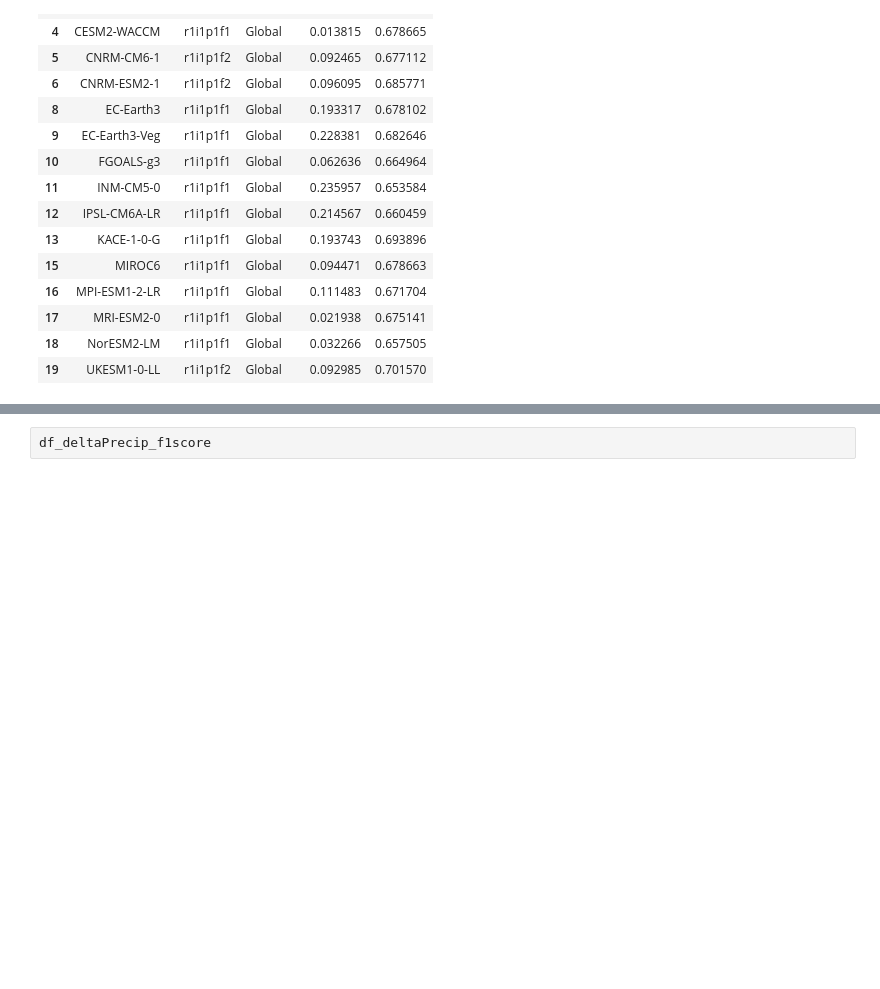
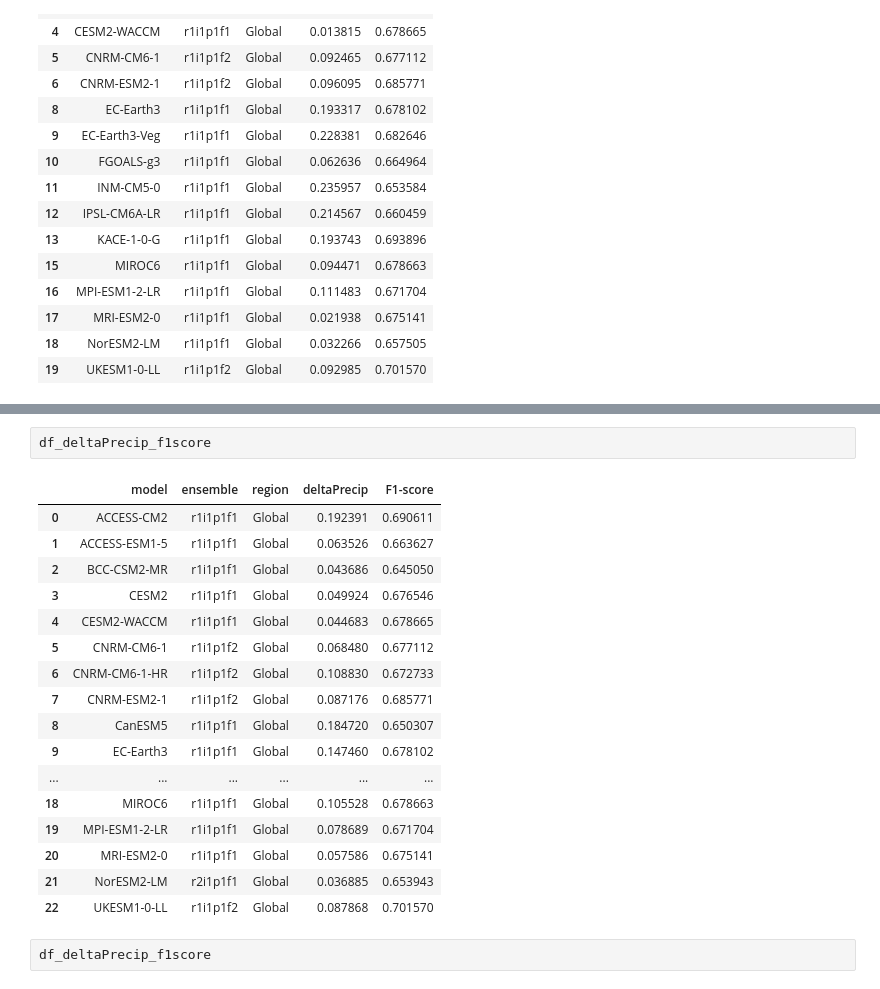
Before and after one commit to EyringMLClimateGroup/debeire25esd_CausalWeighting, a Jupyter notebook: CMIP CME study - PSL timebin1_60comps_ERA5.ipynb, the cells around one changed output, grey strips where cells are left out. Cells and saved outputs as stored; diff of their text form; blank space fills up the shorter version.

```diff
--- a/CMIP CME study - PSL timebin1_60comps_ERA5.ipynb
+++ b/CMIP CME study - PSL timebin1_60comps_ERA5.ipynb
@@ -895,3 +835,23 @@ precip_vs_F1_polyfit_60comp_SSP2-4.5_ERA5.pdf
+# %%
+df_deltaPrecip_f1score
+# %% [output]
+|  | model | ensemble | region | deltaPrecip | F1-score |
+| 0 | ACCESS-CM2 | r1i1p1f1 | Global | 0.192391 | 0.690611 |
+| 1 | ACCESS-ESM1-5 | r1i1p1f1 | Global | 0.063526 | 0.663627 |
+| 2 | BCC-CSM2-MR | r1i1p1f1 | Global | 0.043686 | 0.645050 |
+| 3 | CESM2 | r1i1p1f1 | Global | 0.049924 | 0.676546 |
+| 4 | CESM2-WACCM | r1i1p1f1 | Global | 0.044683 | 0.678665 |
+| 5 | CNRM-CM6-1 | r1i1p1f2 | Global | 0.068480 | 0.677112 |
+| 6 | CNRM-CM6-1-HR | r1i1p1f2 | Global | 0.108830 | 0.672733 |
+| 7 | CNRM-ESM2-1 | r1i1p1f2 | Global | 0.087176 | 0.685771 |
+| 8 | CanESM5 | r1i1p1f1 | Global | 0.184720 | 0.650307 |
+| 9 | EC-Earth3 | r1i1p1f1 | Global | 0.147460 | 0.678102 |
+| ... | ... | ... | ... | ... | ... |
+| 18 | MIROC6 | r1i1p1f1 | Global | 0.105528 | 0.678663 |
+| 19 | MPI-ESM1-2-LR | r1i1p1f1 | Global | 0.078689 | 0.671704 |
+| 20 | MRI-ESM2-0 | r1i1p1f1 | Global | 0.057586 | 0.675141 |
+| 21 | NorESM2-LM | r2i1p1f1 | Global | 0.036885 | 0.653943 |
+| 22 | UKESM1-0-LL | r1i1p1f2 | Global | 0.087868 | 0.701570 |
 # %%
 df_deltaPrecip_f1score
 # %% [output]
```
Also changed, not shown: parts of 11 cells of this notebook, 3 other files.
